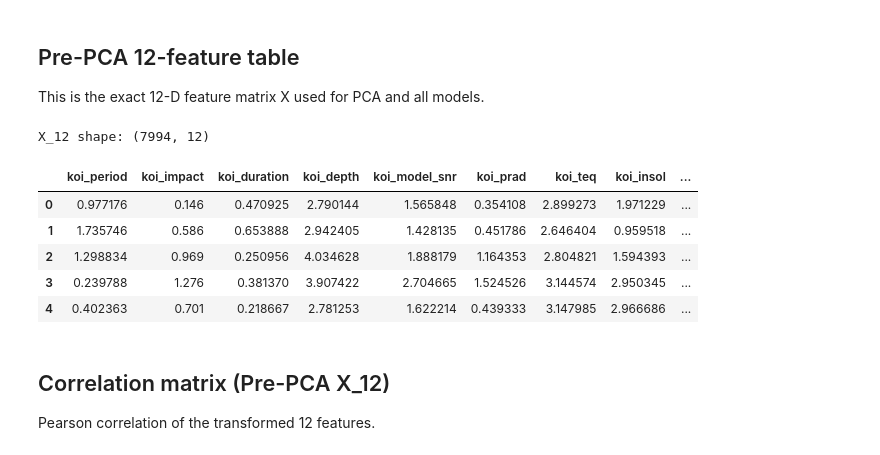
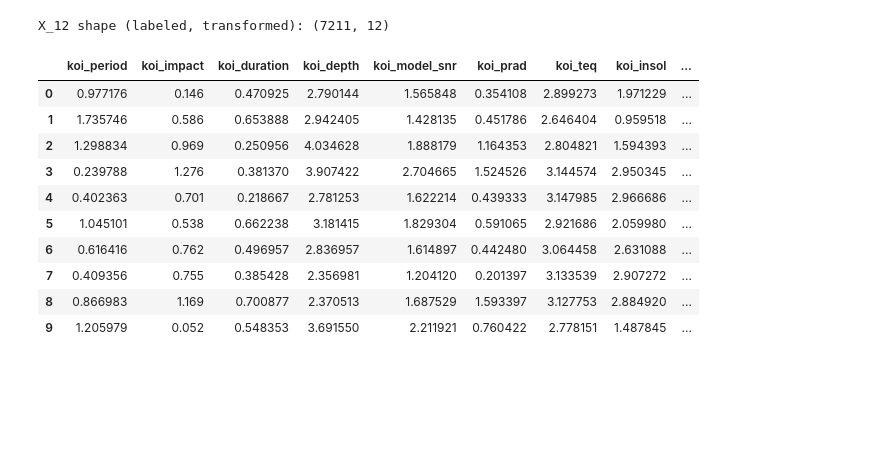
Before and after one commit to ZhuoQiuMcgill/INSE6220-FinalProject, a Jupyter notebook: src/project_code.ipynb, the cells around one changed output. Cells and saved outputs as stored; diff of their text form; code cells hidden in the pictures; blank space fills up the shorter version.

```diff
--- a/src/project_code.ipynb
+++ b/src/project_code.ipynb
@@ -175,16 +201,0 @@ Prepared pre-PCA feature matrix: (7994, 12)
-# %%
-# koi_score distribution
-import matplotlib.pyplot as plt
-import seaborn as sns
-
-plt.figure(figsize=(7, 4))
-ax = sns.histplot(df['koi_score'].dropna(), bins=40, kde=True, color='#1f77b4', edgecolor='white')
-ax.set_title('Distribution of koi_score')
-ax.set_xlabel('koi_score')
-ax.set_ylabel('Count')
-ax.set_xlim(0, 1)
-plt.tight_layout()
-plt.show()
-
-print('koi_score summary:')
-print(df['koi_score'].describe().to_string())
@@ -279,35 +246,30 @@ Linear columns: ['koi_impact', 'koi_steff', 'koi_slogg', 'koi_kepmag']
-# %% [markdown]
-## Pre-PCA 12-feature table
-This is the exact 12-D feature matrix X used for PCA and all models.
 # %%
-# Build the 12-feature matrix (order as in FEATURE_COLS) with fixed pre-PCA transforms
-X_cols = [c for c in FEATURE_COLS if c in df.columns]
-X_12 = df.loc[:, X_cols].copy()
+# Build the 12-feature matrix (order as in FEATURE_COLS) with fixed pre-PCA transforms on labeled data
+X_cols = [c for c in FEATURE_COLS if c in df_labeled.columns]
+X_12 = df_labeled.loc[:, X_cols].copy()
 
-# Ensure transform lists exist (defined earlier)
-LOG10_COLS = ['koi_period','koi_duration','koi_prad','koi_teq','koi_insol','koi_srad']
-LOG1P_COLS = ['koi_depth','koi_model_snr']
-LINEAR_COLS = ['koi_impact','koi_steff','koi_slogg','koi_kepmag']
 # Apply transforms in-place, keeping original column order
 for c in LOG10_COLS:
     if c in X_12.columns:
-        X_12[c] = np.log10(X_12[c])
+        X_12[c] = np.log10(np.clip(X_12[c], 1e-12, None))
 for c in LOG1P_COLS:
     if c in X_12.columns:
-        X_12[c] = np.log10(X_12[c] + 1.0)
+        X_12[c] = np.log10(np.clip(X_12[c] + 1.0, 1e-12, None))
 
-print(f'X_12 shape: {X_12.shape}')
-X_12.head()
+print(f'X_12 shape (labeled, transformed): {X_12.shape}')
+X_12.head(10)
 # %% [output]
-X_12 shape: (7994, 12)
+X_12 shape (labeled, transformed): (7211, 12)
 |  | koi_period | koi_impact | koi_duration | koi_depth | koi_model_snr | koi_prad | koi_teq | koi_insol | ... |
 | 0 | 0.977176 | 0.146 | 0.470925 | 2.790144 | 1.565848 | 0.354108 | 2.899273 | 1.971229 | ... |
 | 1 | 1.735746 | 0.586 | 0.653888 | 2.942405 | 1.428135 | 0.451786 | 2.646404 | 0.959518 | ... |
 | 2 | 1.298834 | 0.969 | 0.250956 | 4.034628 | 1.888179 | 1.164353 | 2.804821 | 1.594393 | ... |
 | 3 | 0.239788 | 1.276 | 0.381370 | 3.907422 | 2.704665 | 1.524526 | 3.144574 | 2.950345 | ... |
 | 4 | 0.402363 | 0.701 | 0.218667 | 2.781253 | 1.622214 | 0.439333 | 3.147985 | 2.966686 | ... |
+| 5 | 1.045101 | 0.538 | 0.662238 | 3.181415 | 1.829304 | 0.591065 | 2.921686 | 2.059980 | ... |
+| 6 | 0.616416 | 0.762 | 0.496957 | 2.836957 | 1.614897 | 0.442480 | 3.064458 | 2.631088 | ... |
+| 7 | 0.409356 | 0.755 | 0.385428 | 2.356981 | 1.204120 | 0.201397 | 3.133539 | 2.907272 | ... |
+| 8 | 0.866983 | 1.169 | 0.700877 | 2.370513 | 1.687529 | 1.593397 | 3.127753 | 2.884920 | ... |
+| 9 | 1.205979 | 0.052 | 0.548353 | 3.691550 | 2.211921 | 0.760422 | 2.778151 | 1.487845 | ... |
-# %% [markdown]
-## Correlation matrix (Pre-PCA X_12)
-Pearson correlation of the transformed 12 features.
 # %%
 # Correlation heatmap of X_12
```
Also changed, not shown: parts of 13 cells of this notebook, 1 other file.
